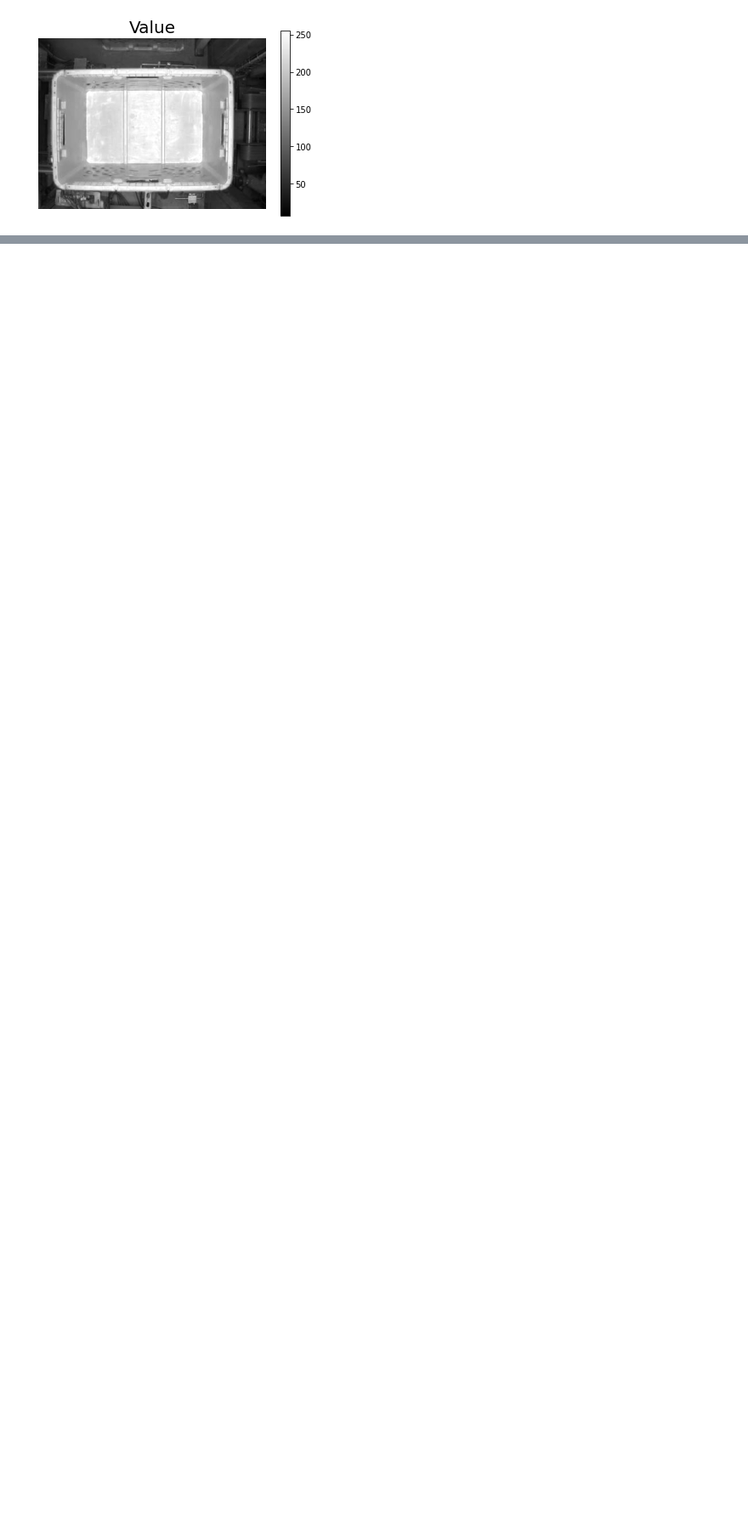
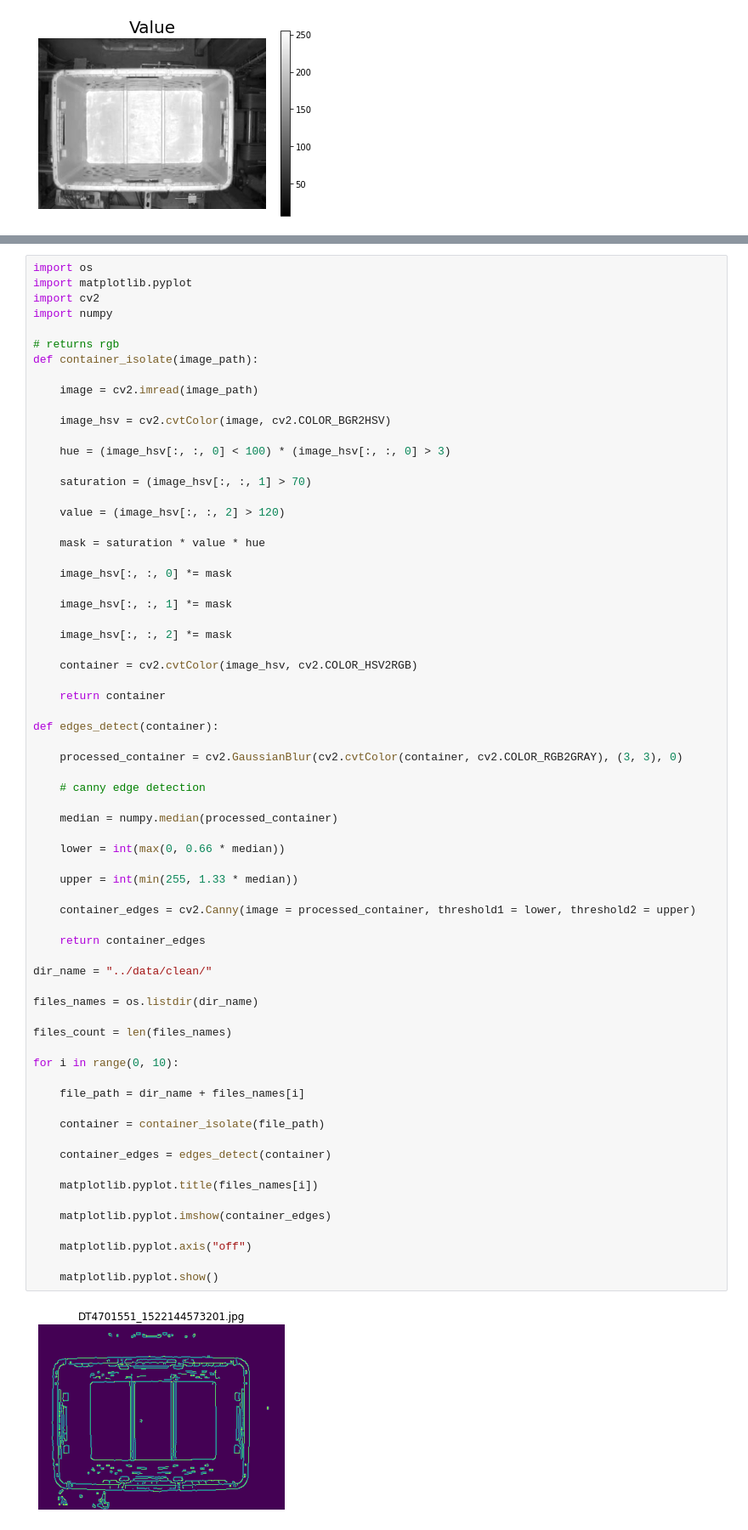
Before and after one commit to stefan-sotirov-elsys/Thesis, a Jupyter notebook: src/Обработка на данните.ipynb, the cells around one changed output, grey strips where cells are left out. Shown at 85% size. Cells and saved outputs as stored; diff of their text form; blank space fills up the shorter version.

```diff
--- a/src/Обработка на данните.ipynb
+++ b/src/Обработка на данните.ipynb
@@ -181,0 +159,70 @@ matplotlib.pyplot.show()
+# %%
+import os
+import matplotlib.pyplot
+import cv2
+import numpy
+
+# returns rgb
+def container_isolate(image_path):
+
+    image = cv2.imread(image_path)
+
+    image_hsv = cv2.cvtColor(image, cv2.COLOR_BGR2HSV)
+
+    hue = (image_hsv[:, :, 0] < 100) * (image_hsv[:, :, 0] > 3)
+
+    saturation = (image_hsv[:, :, 1] > 70)
+
+    value = (image_hsv[:, :, 2] > 120)
+
+    mask = saturation * value * hue
+
+    image_hsv[:, :, 0] *= mask
+
+    image_hsv[:, :, 1] *= mask
+
+    image_hsv[:, :, 2] *= mask
+
+    container = cv2.cvtColor(image_hsv, cv2.COLOR_HSV2RGB)
+
+    return container
+
+def edges_detect(container):
+
+    processed_container = cv2.GaussianBlur(cv2.cvtColor(container, cv2.COLOR_RGB2GRAY), (3, 3), 0)
+
+    # canny edge detection
+
+    median = numpy.median(processed_container)
+
+    lower = int(max(0, 0.66 * median))
+
+    upper = int(min(255, 1.33 * median))
+
+    container_edges = cv2.Canny(image = processed_container, threshold1 = lower, threshold2 = upper)
+
+    return container_edges
+
+dir_name = "../data/clean/"
+
+files_names = os.listdir(dir_name)
+
+files_count = len(files_names)
+
+for i in range(0, 10):
+
+    file_path = dir_name + files_names[i]
+
+    container = container_isolate(file_path)
+
+    container_edges = edges_detect(container)
+
+    matplotlib.pyplot.title(files_names[i])
+
+    matplotlib.pyplot.imshow(container_edges)
+
+    matplotlib.pyplot.axis("off")
+
+    matplotlib.pyplot.show()
+# %% [output]
+[figure, added]
```
Also changed, not shown: parts of 6 cells of this notebook.
